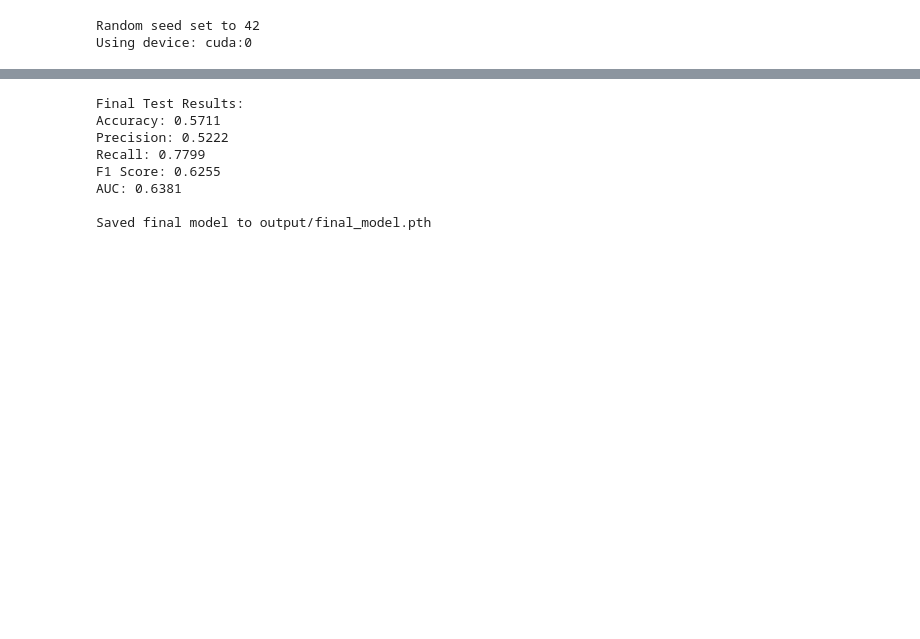
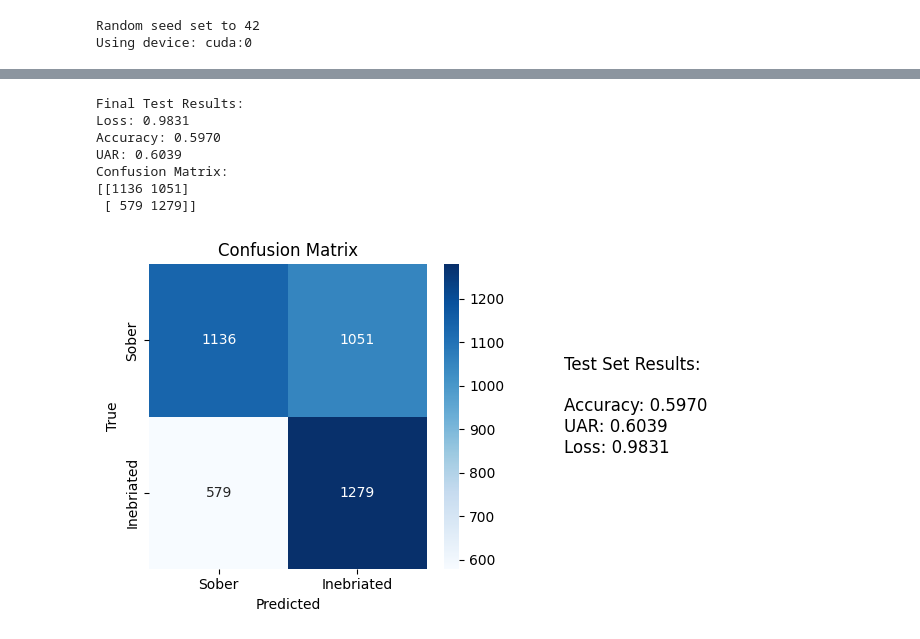
Before and after one commit to krishnarevi/inebriation-voice-detector, a Jupyter notebook: notebooks/training.ipynb, the cells around one changed output, grey strips where cells are left out. Saved outputs shown, nothing was run; the diff lists cells and outputs as text; code cells hidden in the pictures; blank space fills up the shorter version.

```diff
--- a/notebooks/training.ipynb
+++ b/notebooks/training.ipynb
@@ -165,0 +232,6 @@ Negative weight (SOBER): 0.1
+# %%
+#Loss Function
+
+# Calculate weights based on actual class distribution
+pos_weight = torch.tensor([class_counts[0]/class_counts[1]]).to(device)  # SOBER/DRUNK
+criterion = nn.BCEWithLogitsLoss(pos_weight=pos_weight)  # Built-in version that handles imbalance better
@@ -344,46 +554,49 @@ Epoch 12/30
 # %%
+def plot_results(metrics, class_names):
+    plt.figure(figsize=(8, 4))
 
-#  Test Evaluation
-def plot_results(metrics, class_names):
     # Confusion matrix
-    plt.figure(figsize=(10, 4))
     plt.subplot(1, 2, 1)
     sns.heatmap(metrics['confusion_matrix'], annot=True, fmt='d',
                 cmap='Blues', xticklabels=class_names, yticklabels=class_names)
     plt.title("Confusion Matrix")
     plt.xlabel("Predicted")
     plt.ylabel("True")
 
-    # ROC curve
+    # Metrics summary
     plt.subplot(1, 2, 2)
-    fpr, tpr, _ = roc_curve(metrics['true_labels'], metrics['probabilities'])
-    plt.plot(fpr, tpr, label=f"AUC = {metrics['auc']:.2f}")
-    plt.plot([0, 1], [0, 1], 'k--')
-    plt.xlabel("False Positive Rate")
-    plt.ylabel("True Positive Rate")
-    plt.title("ROC Curve")
-    plt.legend()
+    plt.axis('off')
+    metrics_text = (
+        "Test Set Results:\n\n"
+        f"Accuracy: {metrics['accuracy']:.4f}\n"
+        f"UAR: {metrics['uar']:.4f}\n"
+        f"Loss: {metrics['loss']:.4f}\n"
+    )
+    plt.text(0.1, 0.5, metrics_text, fontsize=12, va='center')
 
     plt.tight_layout()
     plt.savefig("output/test_results.png")
     plt.show()
 
 # Load best model and evaluate
 model.load_state_dict(torch.load("output/best_model.pth"))
 test_metrics = evaluate(model, test_loader)
 
 print("\nFinal Test Results:")
+print(f"Loss: {test_metrics['loss']:.4f}")
 print(f"Accuracy: {test_metrics['accuracy']:.4f}")
-print(f"Precision: {test_metrics['precision']:.4f}")
-print(f"Recall: {test_metrics['recall']:.4f}")
-print(f"F1 Score: {test_metrics['f1']:.4f}")
-print(f"AUC: {test_metrics['auc']:.4f}")
+print(f"UAR: {test_metrics['uar']:.4f}")
+print("Confusion Matrix:")
+print(test_metrics['confusion_matrix'])
+
+# Plot results
+plot_results(test_metrics, ['Sober', 'Inebriated'])  # Replace with your actual class names
 # %% [output]
 Final Test Results:
-Accuracy: 0.5711
-Precision: 0.5222
-Recall: 0.7799
-F1 Score: 0.6255
-AUC: 0.6381
-
-Saved final model to output/final_model.pth
+Loss: 0.9831
+Accuracy: 0.5970
+UAR: 0.6039
+Confusion Matrix:
+[[1136 1051]
+ [ 579 1279]]
+[figure, added]
```
Also changed, not shown: parts of 10 cells of this notebook, 8 other files.
